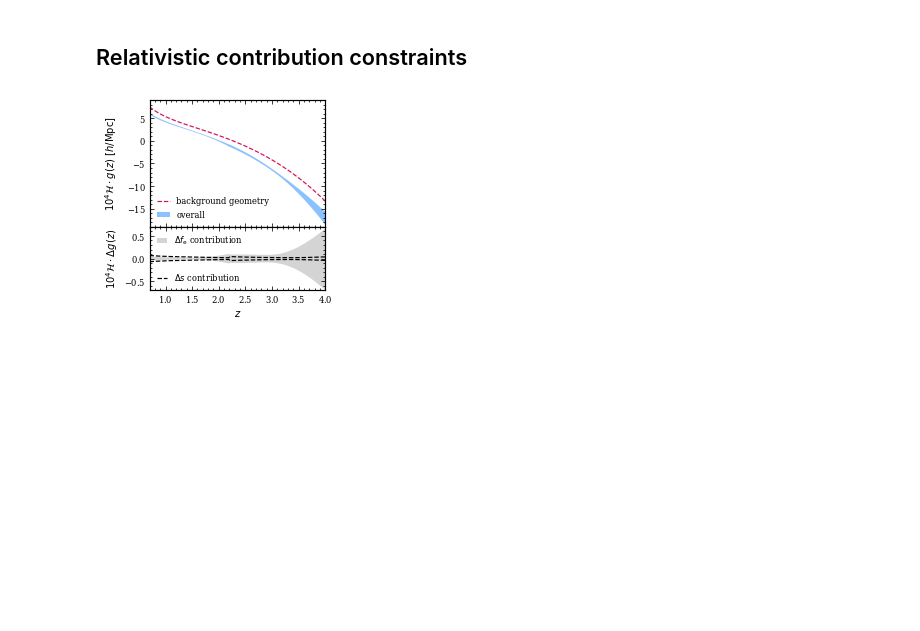
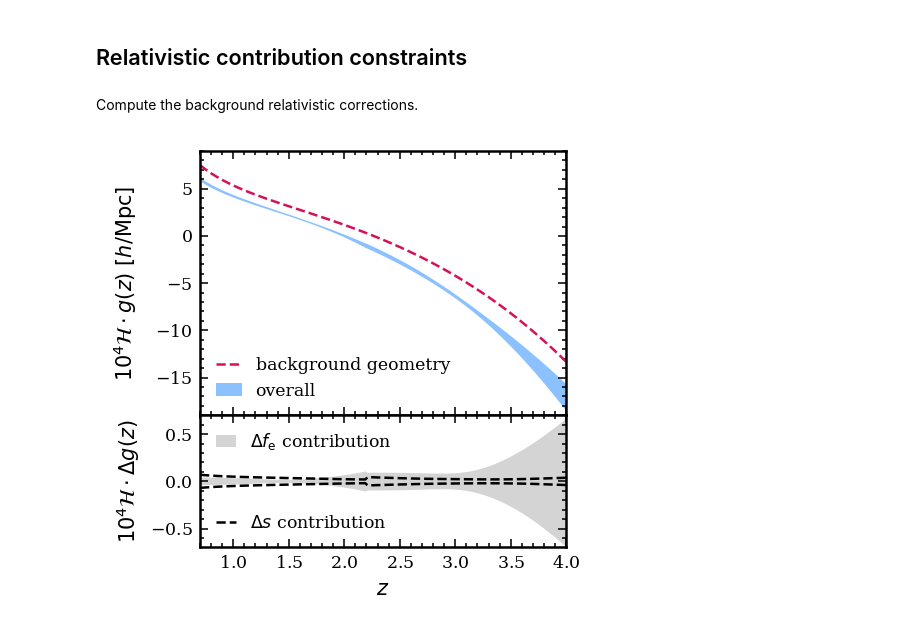
Before and after one commit to MikeSWang/HorizonGRound, a Jupyter notebook: notebooks/measure_relativistic_contributions.ipynb, the cells around one changed output. Cells and saved outputs as stored; diff of their text form; code cells hidden in the pictures; blank space fills up the shorter version.

Commit message:
Changed figure dpi for Jupyter notebooks.

```diff
--- a/notebooks/measure_relativistic_contributions.ipynb
+++ b/notebooks/measure_relativistic_contributions.ipynb
@@ -40,8 +42,12 @@ quantile_levels = [0.022750, 0.158655, 0.5, 0.841345, 0.977250]
 # %%
 dense_redshifts = []
 gz_quantiles = defaultdict(list)
-for chain_file in sorted(glob.glob("/".join([str(publication_dir), "dense_points", "relcrct_z*"]))):
-    dense_redshifts.append(float(re.search("_z(?P<redshift>.*?)_", chain_file).group('redshift')))
+for chain_file in sorted(
+        glob.glob("/".join([str(publication_dir), "dense_points", "relcrct_z*"]))
+    ):
+    dense_redshifts.append(float(
+        re.search("_z(?P<redshift>.*?)_", chain_file).group('redshift')
+    ))
     with h5py.File(chain_file, 'r') as chain_data:
         distilled = chain_data['distill/chain'][()]
         gz_q = corner.quantile(distilled[:], q=quantile_levels)
@@ -50,8 +56,12 @@ for chain_file in sorted(glob.glob("/".join([str(publication_dir), "dense_points
 # %%
 dense_redshifts = []
 gz_evol_quantiles = defaultdict(list)
-for chain_file in sorted(glob.glob("/".join([str(publication_dir), "dense_points", "relcrct_evol_z*"]))):
-    dense_redshifts.append(float(re.search("_z(?P<redshift>.*?)_", chain_file).group('redshift')))
+for chain_file in sorted(
+        glob.glob("/".join([str(publication_dir), "dense_points", "relcrct_evol_z*"]))
+    ):
+    dense_redshifts.append(float(
+        re.search("_z(?P<redshift>.*?)_", chain_file).group('redshift')
+    ))
     with h5py.File(chain_file, 'r') as chain_data:
         distilled = chain_data['distill/chain'][()]
         gz_evol_q = corner.quantile(distilled[:], q=quantile_levels)
@@ -60,8 +70,12 @@ for chain_file in sorted(glob.glob("/".join([str(publication_dir), "dense_points
 # %%
 dense_redshifts = []
 gz_magn_quantiles = defaultdict(list)
-for chain_file in sorted(glob.glob("/".join([str(publication_dir), "dense_points", "relcrct_magn_z*"]))):
-    dense_redshifts.append(float(re.search("_z(?P<redshift>.*?)_", chain_file).group('redshift')))
+for chain_file in sorted(
+        glob.glob("/".join([str(publication_dir), "dense_points", "relcrct_magn_z*"]))
+    ):
+    dense_redshifts.append(float(
+        re.search("_z(?P<redshift>.*?)_", chain_file).group('redshift')
+    ))
     with h5py.File(chain_file, 'r') as chain_data:
         distilled = chain_data['distill/chain'][()]
         gz_magn_q = corner.quantile(distilled[:], q=quantile_levels)
@@ -103,18 +131,23 @@ for chain_file in sorted(glob.glob("/".join([str(publication_dir), "eBOSS_binnin
         gz_magn_estimates[sigma_level].append(gz_magn_e[sigma_level_idx])
 # %% [markdown]
 ## Relativistic  contribution constraints
+# %% [markdown]
+Compute the background relativistic corrections.
 # %%
-background_corrections = np.asarray([relativistic_correction_value(z, cosmo=Planck15) for z in dense_redshifts])
+background_corrections = np.asarray([
+    relativistic_correction_value(z, cosmo=Planck15) for z in dense_redshifts
+])
 # %%
 ALPHA = 0.5
 SCALING = 10**4
 
-fig = plt.figure("relativistic correction contributions", figsize=(3.15, 3.5))
+fig = plt.figure("relativistic correction contributions", figsize=(3.15, 3.5), dpi=150)
 
 overall = plt.subplot2grid((3, 1), (0, 0), rowspan=2)
 
 overall.fill_between(
-    dense_redshifts, SCALING * np.asarray(gz_quantiles[-2]), SCALING * np.asarray(gz_quantiles[2]),
+    dense_redshifts,
+    SCALING * np.asarray(gz_quantiles[-2]), SCALING * np.asarray(gz_quantiles[2]),
     facecolor='#1A85FF', alpha=ALPHA, label='overall'
 )
 overall.plot(
@@ -133,31 +166,31 @@ uncertainty = plt.subplot2grid((3, 1), (2, 0), sharex=overall)
 
 evol = uncertainty.fill_between(
     dense_redshifts,
     SCALING * np.subtract(gz_evol_quantiles[-1], gz_evol_quantiles[0]),
     SCALING * np.subtract(gz_evol_quantiles[1], gz_evol_quantiles[0]),
     facecolor='0.67', alpha=ALPHA, zorder=1, label=r'$\Delta f_\mathrm{e}$ contribution'
 )
 magn, = uncertainty.plot(
     dense_redshifts, SCALING * np.subtract(gz_magn_quantiles[-1], gz_magn_quantiles[0]),
     c='k', ls='--', label=r'$\Delta s$ contribution'
 )
 uncertainty.plot(
     dense_redshifts, SCALING * np.subtract(gz_magn_quantiles[1], gz_magn_quantiles[0]),
     c='k', ls='--'
 )
 
 first_legend = plt.legend(handles=[evol], loc='upper left')
 ax = plt.gca().add_artist(first_legend)
 second_legend = plt.legend(handles=[magn], loc='lower left')
 
 uncertainty.set_yticks(np.arange(-0.0001 * SCALING, 0.0001 * SCALING, step=0.00005*SCALING))
 uncertainty.xaxis.set_minor_locator(AutoMinorLocator())
 uncertainty.yaxis.set_minor_locator(AutoMinorLocator())
 uncertainty.set_xlim(min(dense_redshifts), max(dense_redshifts))
 uncertainty.set_ylim(-0.00007 * SCALING, 0.00007 * SCALING)
 uncertainty.set_xlabel(r"$z$")
 uncertainty.set_ylabel(r"$10^4\mathcal{H}\cdot\Delta g(z)$", labelpad=4)
 
 fig.savefig(publication_dir/"gallery"/"relativistic_correction_breakdown.pdf")
 # %% [output]
-[figure, old version]
+[figure, new version]
```
Also changed, not shown: parts of 5 cells of this notebook, 5 other files.
